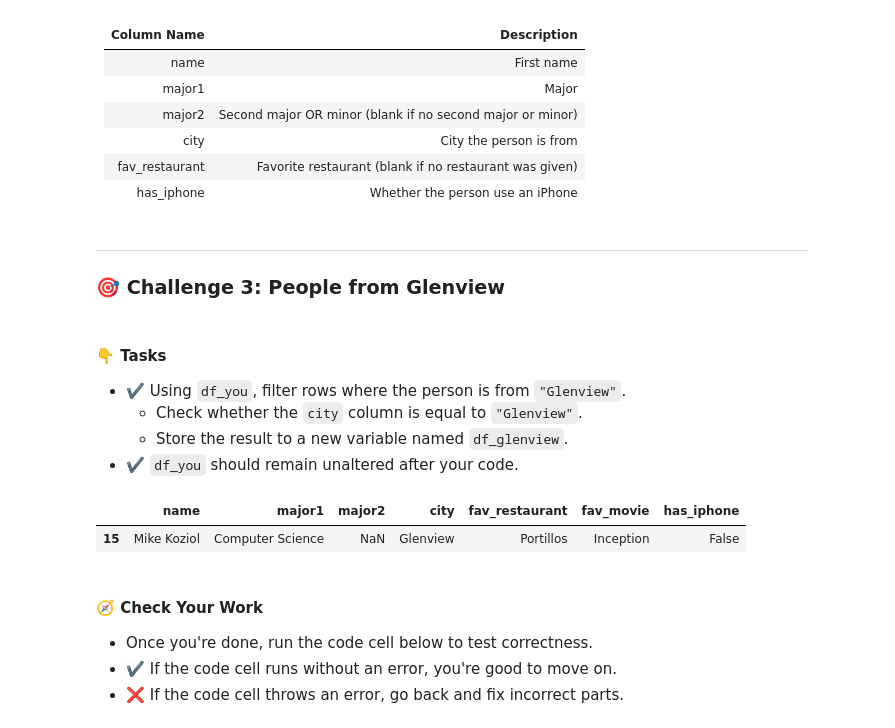
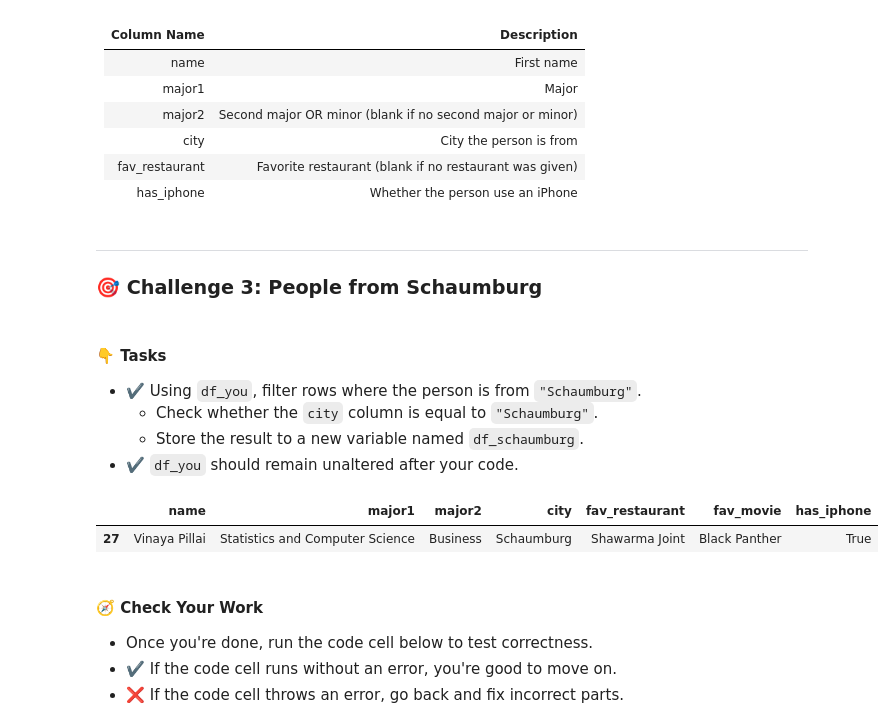
Before and after one commit to bdi475/notebooks, a Jupyter notebook: L10-missing-values-datetime-aggregation-joins-SOLUTION.ipynb, the cells around one changed output. Cells and saved outputs as stored; diff of their text form; code cells hidden in the pictures.

```diff
--- a/L10-missing-values-datetime-aggregation-joins-SOLUTION.ipynb
+++ b/L10-missing-values-datetime-aggregation-joins-SOLUTION.ipynb
@@ -244,23 +244,23 @@ The table below describes each column in `df_you`.
 # %% [markdown]
 ---
 
-### 🎯 Challenge 3: People from Glenview
+### 🎯 Challenge 3: People from Schaumburg
 # %% [markdown]
 #### 👇 Tasks
 
-- ✔️ Using `df_you`, filter rows where the person is from `"Glenview"`.
-    - Check whether the `city` column is equal to `"Glenview"`.
-    - Store the result to a new variable named `df_glenview`.
+- ✔️ Using `df_you`, filter rows where the person is from `"Schaumburg"`.
+    - Check whether the `city` column is equal to `"Schaumburg"`.
+    - Store the result to a new variable named `df_schaumburg`.
 - ✔️ `df_you` should remain unaltered after your code.
 # %%
 ### BEGIN SOLUTION
-df_glenview = df_you[df_you["city"] == "Glenview"]
+df_schaumburg = df_you[df_you["city"] == "Schaumburg"]
 ### END SOLUTION
 
-df_glenview
+df_schaumburg
 # %% [output]
 |  | name | major1 | major2 | city | fav_restaurant | fav_movie | has_iphone |
-| 15 | Mike Koziol | Computer Science | NaN | Glenview | Portillos | Inception | False |
+| 27 | Vinaya Pillai | Statistics and Computer Science | Business | Schaumburg | Shawarma Joint | Black Panther | True |
 # %% [markdown]
 #### 🧭 Check Your Work
 
```
Also changed, not shown: parts of 4 cells of this notebook, 3 other files.
